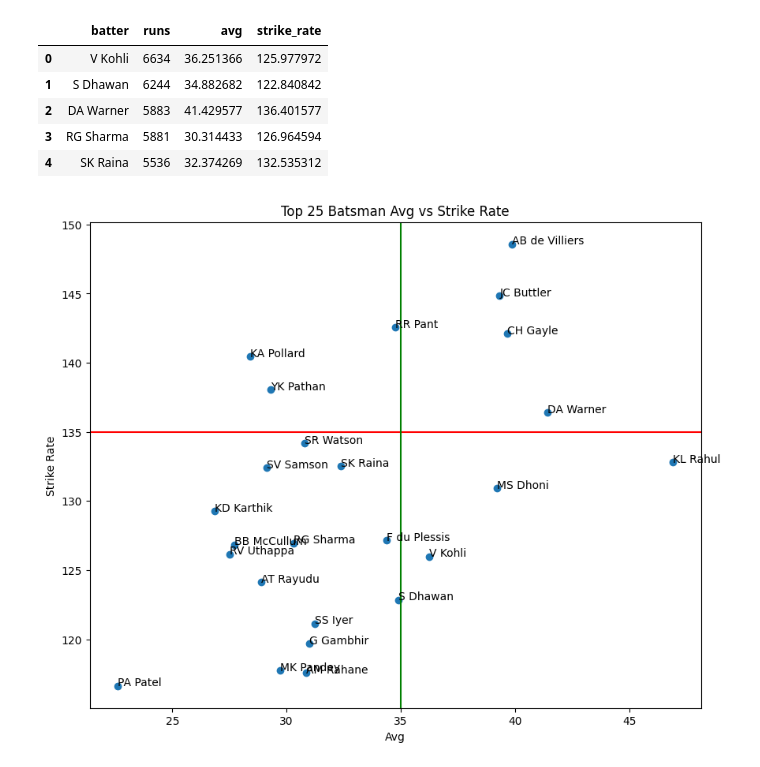
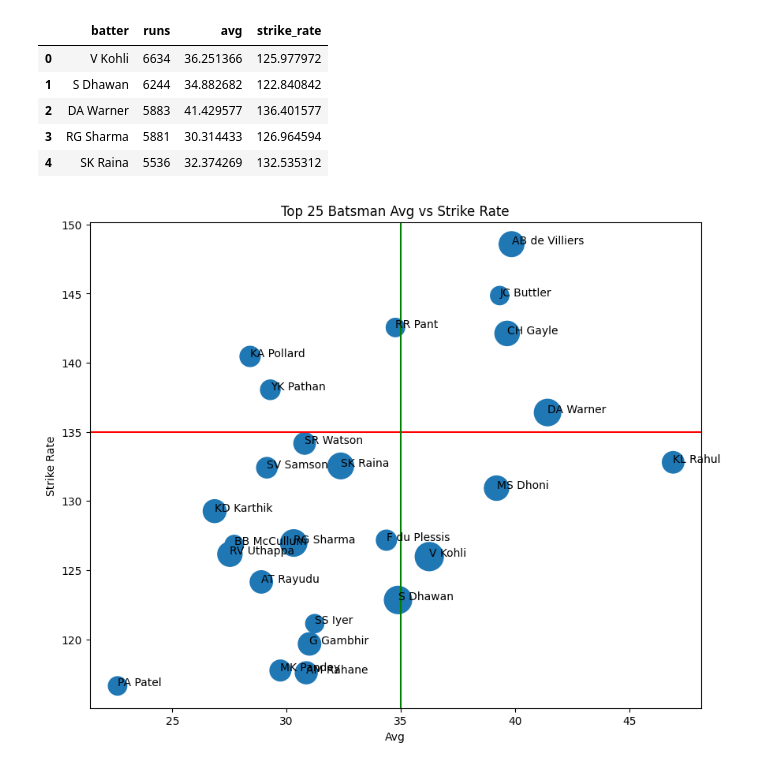
Before and after one commit to Abhishek6706/Fundamentals, a Jupyter notebook: matplotlib/advanced.ipynb, the cells around one changed output. Cells and saved outputs as stored; diff of their text form; code cells hidden in the pictures.

```diff
--- a/matplotlib/advanced.ipynb
+++ b/matplotlib/advanced.ipynb
@@ -266,16 +268,16 @@ top_25_batsman.head()
 # %%
 plt.figure(figsize=(10,8))
 
-plt.scatter(top_25_batsman['avg'], top_25_batsman['strike_rate'])
+plt.scatter(top_25_batsman['avg'], top_25_batsman['strike_rate'], s=top_25_batsman['runs']/10)
 
 for i in range(top_25_batsman.shape[0]):
     plt.text(top_25_batsman['avg'][i], top_25_batsman['strike_rate'][i],top_25_batsman['batter'][i])
 
 plt.xlabel('Avg')
 plt.ylabel('Strike Rate')
 plt.title('Top 25 Batsman Avg vs Strike Rate')
 plt.axhline(135, color='red')
 plt.axvline(35, color='green')
 plt.show()
 # %% [output]
-[figure, old version]
+[figure, new version]
```
Also changed, not shown: parts of 32 cells of this notebook.
